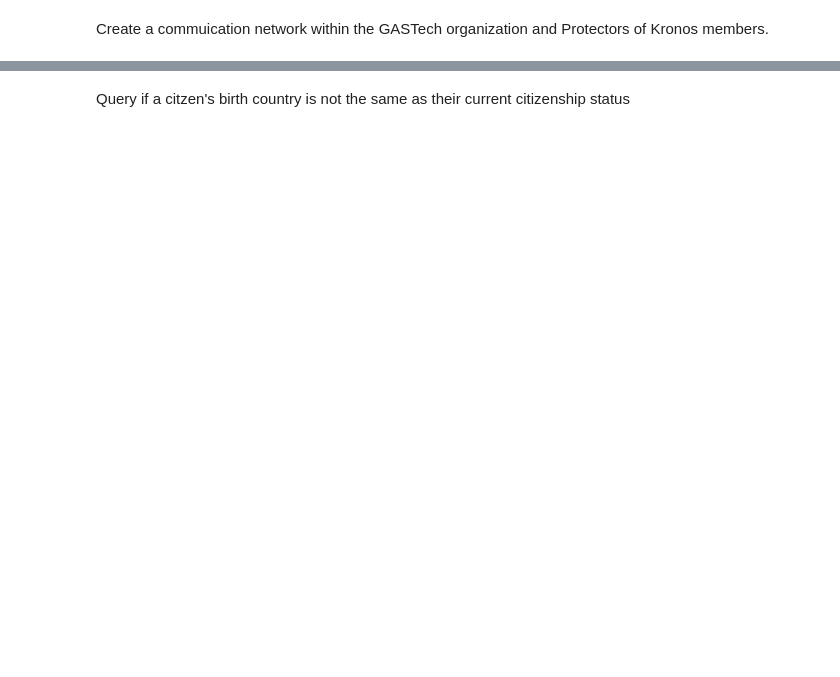
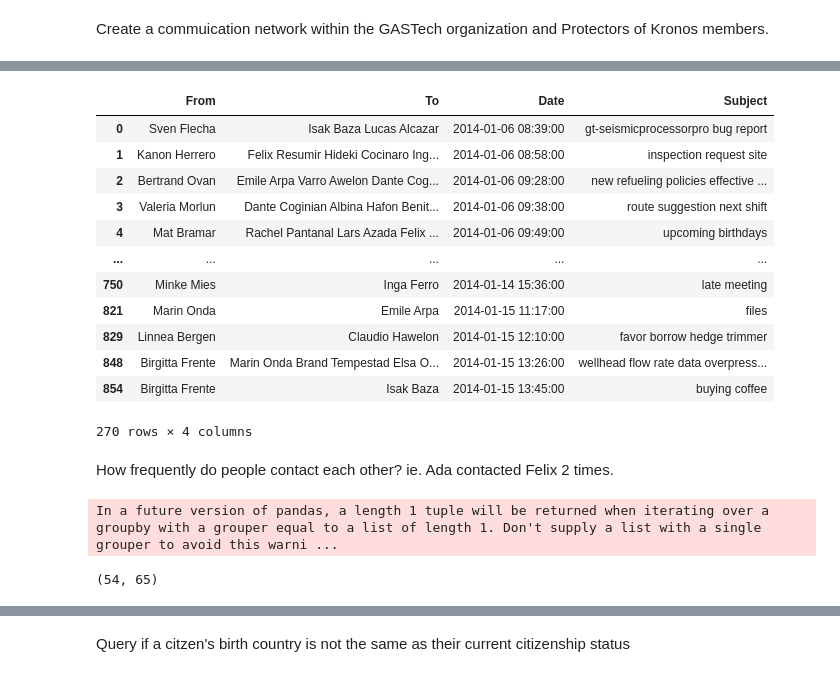
Before and after one commit to hypothetical-lemon/COMP4449-capstone, a Jupyter notebook: final/KronosKidnapping/heather_lemon_final_kidnappingreport.ipynb, the cells around one changed output, grey strips where cells are left out. Drawn from its saved outputs; the diff is of its cells as text; code cells hidden in the pictures; blank space fills up the shorter version.

```diff
--- a/final/KronosKidnapping/heather_lemon_final_kidnappingreport.ipynb
+++ b/final/KronosKidnapping/heather_lemon_final_kidnappingreport.ipynb
@@ -129,7 +138,7 @@ Subject    object
 dtype: object
 # %%
 def stripEmail(email):
-    return re.sub(pattern=r"\b@[a-z][a-z.+]+.", repl="", string=email)
+    return re.sub(pattern=r"\br\.|@[a-z][a-z.+]+.", repl="", string=email)
 
 def addSplit(email):
     return re.sub(pattern="\.", repl=" ", string=email)
@@ -517,0 +526,37 @@ employee_records_df.head()
+# %%
+comm_network = email_df.groupby(by=['From'])
+comm_network.head()
+# %% [output]
+|  | From | To | Date | Subject |
+| 0 | Sven Flecha | Isak Baza Lucas Alcazar | 2014-01-06 08:39:00 | gt-seismicprocessorpro bug report |
+| 1 | Kanon Herrero | Felix Resumir Hideki Cocinaro Ing... | 2014-01-06 08:58:00 | inspection request site |
+| 2 | Bertrand Ovan | Emile Arpa Varro Awelon Dante Cog... | 2014-01-06 09:28:00 | new refueling policies effective ... |
+| 3 | Valeria Morlun | Dante Coginian Albina Hafon Benit... | 2014-01-06 09:38:00 | route suggestion next shift |
+| 4 | Mat Bramar | Rachel Pantanal Lars Azada Felix ... | 2014-01-06 09:49:00 | upcoming birthdays |
+| ... | ... | ... | ... | ... |
+| 750 | Minke Mies | Inga Ferro | 2014-01-14 15:36:00 | late meeting |
+| 821 | Marin Onda | Emile Arpa | 2014-01-15 11:17:00 | files |
+| 829 | Linnea Bergen | Claudio Hawelon | 2014-01-15 12:10:00 | favor borrow hedge trimmer |
+| 848 | Birgitta Frente | Marin Onda Brand Tempestad Elsa O... | 2014-01-15 13:26:00 | wellhead flow rate data overpress... |
+| 854 | Birgitta Frente | Isak Baza | 2014-01-15 13:45:00 | buying coffee |
+270 rows × 4 columns
+# %% [markdown]
+How frequently do people contact each other? ie. Ada contacted Felix 2 times.
+# %%
+emails_sent = pd.DataFrame()
+for employee_from_name, employee_to_name in comm_network:
+    name_map_frequency = {}
+    for arr_name in employee_to_name['To']:
+        arr_name = re.findall(r"\w+ \w+", arr_name)
+        counter = 0
+        for index in arr_name:
+            counter+=1
+            name_map_frequency[index] = name_map_frequency.get(index, 0) + counter
+    emails_sent[employee_from_name] = name_map_frequency
+emails_sent = emails_sent.T
+# %% [output]
+In a future version of pandas, a length 1 tuple will be returned when iterating over a groupby with a grouper equal to a list of length 1. Don't supply a list with a single grouper to avoid this warni ...
+# %%
+emails_sent.shape
+# %% [output]
+(54, 65)
```
Also changed, not shown: parts of 24 cells of this notebook, 1 other file.
